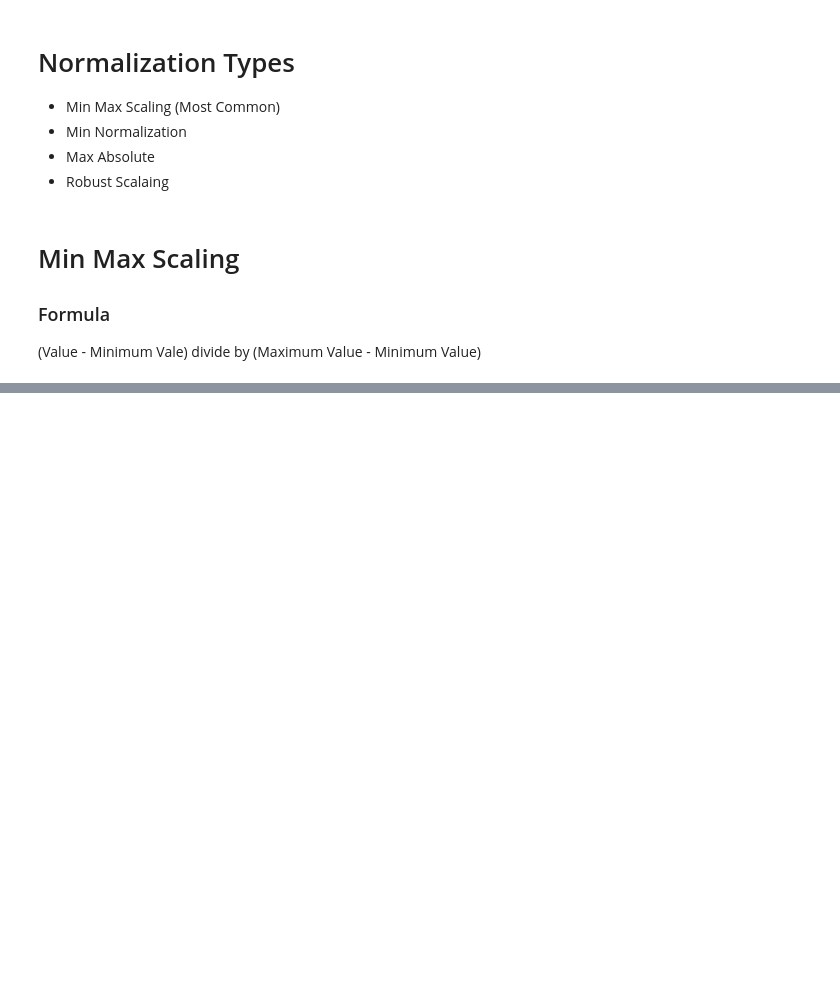
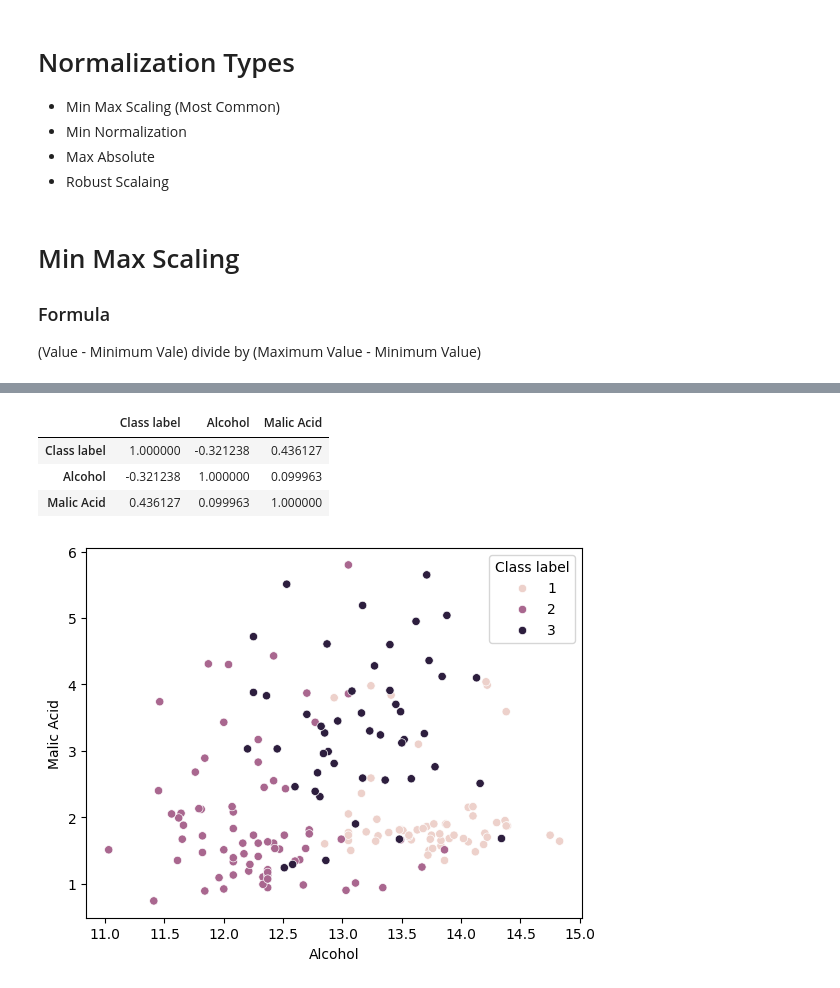
Before and after one commit to SajidHameed223/Machine_Learning, a Jupyter notebook: Feature Engineering/Feature_selection_using_Normalization.ipynb, the cells around one changed output, grey strips where cells are left out. Saved outputs shown, nothing was run; the diff lists cells and outputs as text; code cells hidden in the pictures; blank space fills up the shorter version.

Commit message:
Normalization at wine data

```diff
--- a/Feature Engineering/Feature_selection_using_Normalization.ipynb
+++ b/Feature Engineering/Feature_selection_using_Normalization.ipynb
@@ -11,0 +17,6 @@
+# %%
+wine = pd.read_csv('wine_data.csv')
+# %%
+wine = wine.iloc[: , 0:3]
+# %%
+wine.columns = ['Class label' , 'Alcohol' , 'Malic Acid']
@@ -11,0 +52,12 @@
+# %%
+wine.corr()
+# %% [output]
+|  | Class label | Alcohol | Malic Acid |
+| Class label | 1.000000 | -0.321238 | 0.436127 |
+| Alcohol | -0.321238 | 1.000000 | 0.099963 |
+| Malic Acid | 0.436127 | 0.099963 | 1.000000 |
+# %%
+sns.scatterplot(data = wine , x = 'Alcohol' , y = 'Malic Acid' , hue = 'Class label')
+plt.show()
+# %% [output]
+[figure, added]
```
Also changed, not shown: parts of 20 cells of this notebook, 1 other file.
